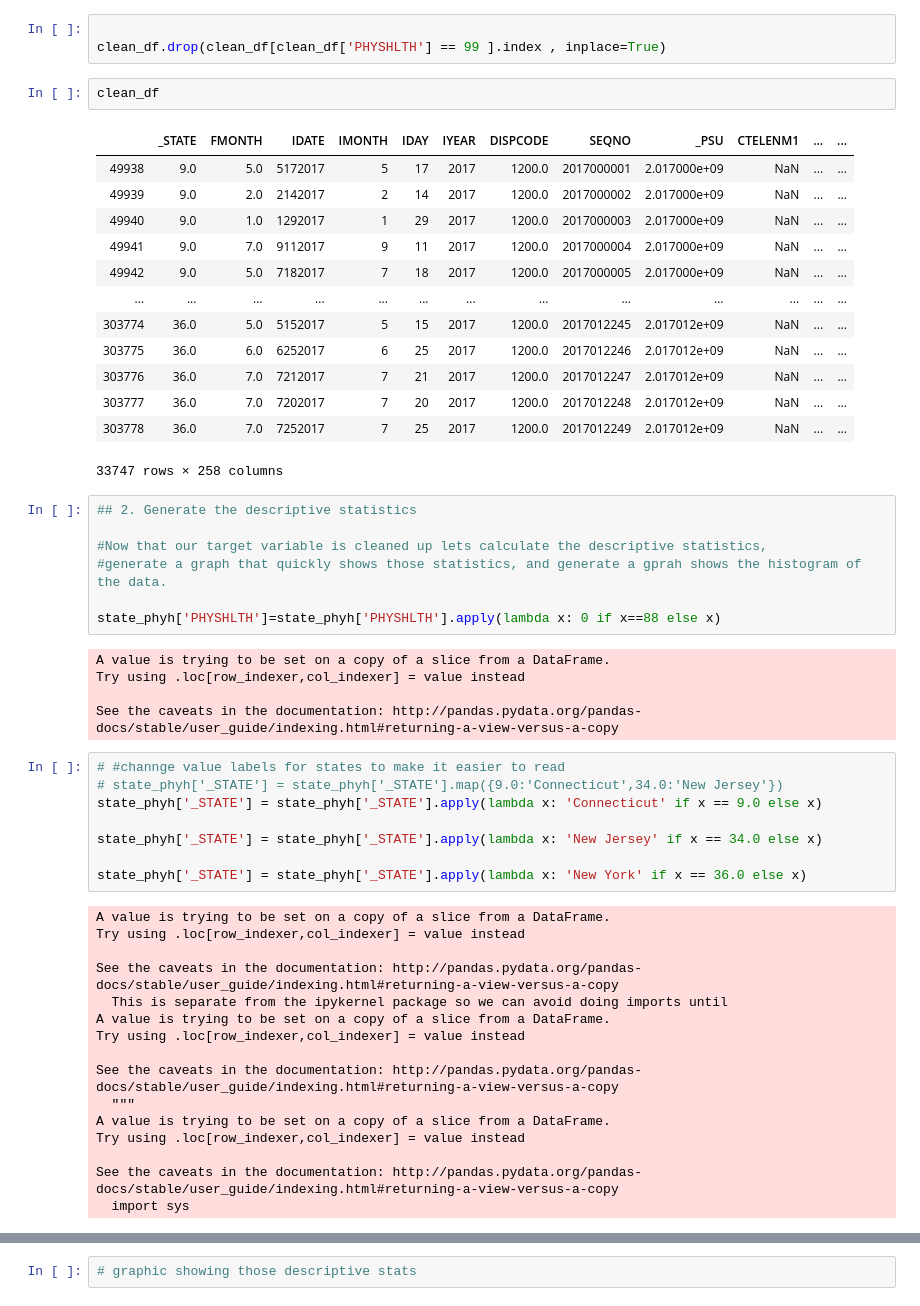
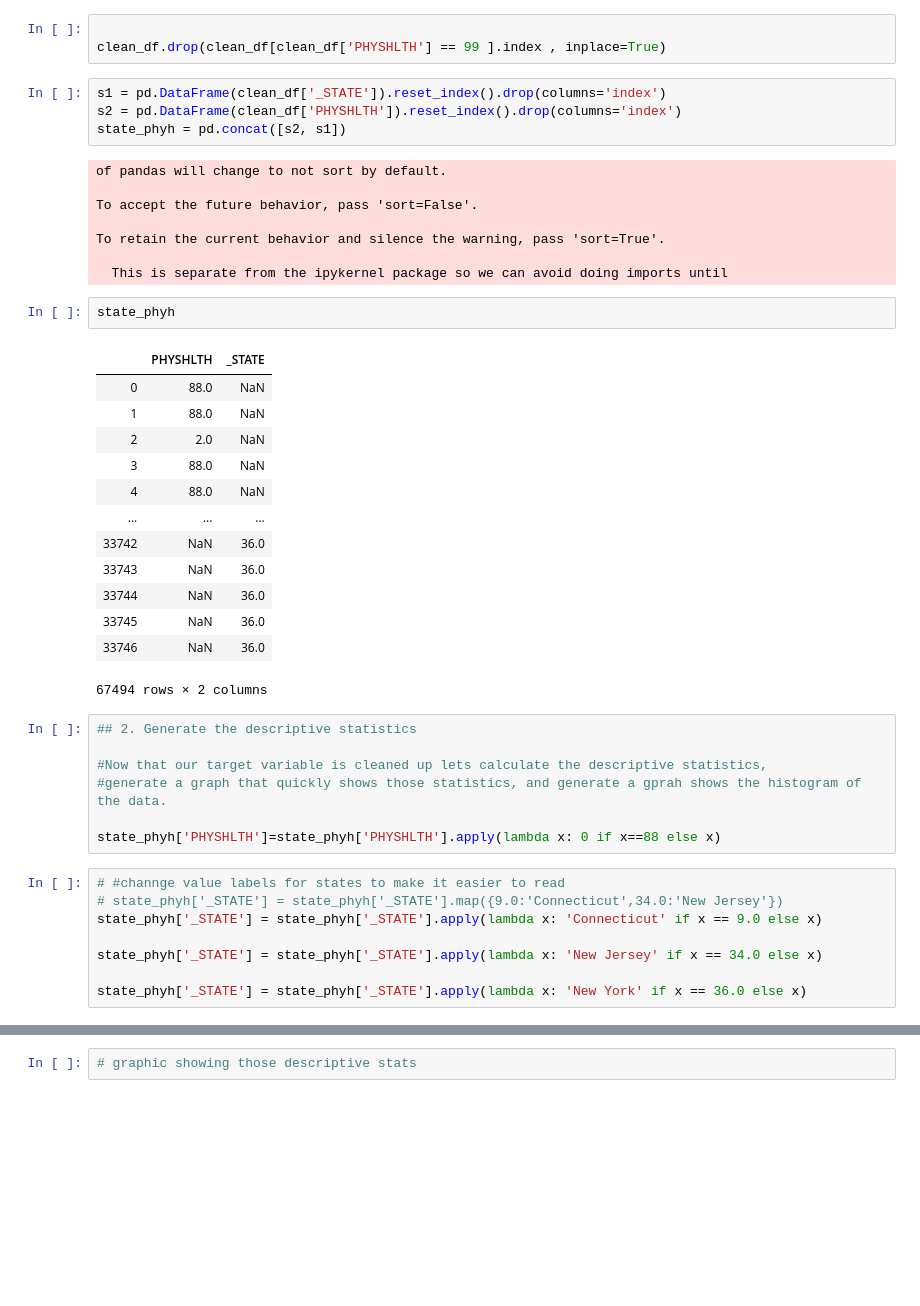
Before and after one commit to jacksonbull87/nyc-mhtn-ds-010620-lectures, a Jupyter notebook: week_2/case_study/Data_Exploration_Applied.ipynb, the cells around one changed output, grey strips where cells are left out. Saved outputs shown, nothing was run; the diff lists cells and outputs as text; blank space fills up the shorter version.

```diff
--- a/week_2/case_study/Data_Exploration_Applied.ipynb
+++ b/week_2/case_study/Data_Exploration_Applied.ipynb
@@ -112,22 +112,34 @@ clean_df.drop(clean_df[clean_df['PHYSHLTH'] == 77 ].index , inplace=True)
 # %%
 
 clean_df.drop(clean_df[clean_df['PHYSHLTH'] == 99 ].index , inplace=True)
-# %%
-clean_df
-# %% [output]
-|  | _STATE | FMONTH | IDATE | IMONTH | IDAY | IYEAR | DISPCODE | SEQNO | _PSU | CTELENM1 | ... | ... |
-| 49938 | 9.0 | 5.0 | 5172017 | 5 | 17 | 2017 | 1200.0 | 2017000001 | 2.017000e+09 | NaN | ... | ... |
-| 49939 | 9.0 | 2.0 | 2142017 | 2 | 14 | 2017 | 1200.0 | 2017000002 | 2.017000e+09 | NaN | ... | ... |
-| 49940 | 9.0 | 1.0 | 1292017 | 1 | 29 | 2017 | 1200.0 | 2017000003 | 2.017000e+09 | NaN | ... | ... |
-| 49941 | 9.0 | 7.0 | 9112017 | 9 | 11 | 2017 | 1200.0 | 2017000004 | 2.017000e+09 | NaN | ... | ... |
-| 49942 | 9.0 | 5.0 | 7182017 | 7 | 18 | 2017 | 1200.0 | 2017000005 | 2.017000e+09 | NaN | ... | ... |
-| ... | ... | ... | ... | ... | ... | ... | ... | ... | ... | ... | ... | ... |
-| 303774 | 36.0 | 5.0 | 5152017 | 5 | 15 | 2017 | 1200.0 | 2017012245 | 2.017012e+09 | NaN | ... | ... |
-| 303775 | 36.0 | 6.0 | 6252017 | 6 | 25 | 2017 | 1200.0 | 2017012246 | 2.017012e+09 | NaN | ... | ... |
-| 303776 | 36.0 | 7.0 | 7212017 | 7 | 21 | 2017 | 1200.0 | 2017012247 | 2.017012e+09 | NaN | ... | ... |
-| 303777 | 36.0 | 7.0 | 7202017 | 7 | 20 | 2017 | 1200.0 | 2017012248 | 2.017012e+09 | NaN | ... | ... |
-| 303778 | 36.0 | 7.0 | 7252017 | 7 | 25 | 2017 | 1200.0 | 2017012249 | 2.017012e+09 | NaN | ... | ... |
-33747 rows × 258 columns
+# %%
+s1 = pd.DataFrame(clean_df['_STATE']).reset_index().drop(columns='index')
+s2 = pd.DataFrame(clean_df['PHYSHLTH']).reset_index().drop(columns='index')
+state_phyh = pd.concat([s2, s1])
+# %% [output]
+of pandas will change to not sort by default.
+
+To accept the future behavior, pass 'sort=False'.
+
+To retain the current behavior and silence the warning, pass 'sort=True'.
+
+  This is separate from the ipykernel package so we can avoid doing imports until
+# %%
+state_phyh
+# %% [output]
+|  | PHYSHLTH | _STATE |
+| 0 | 88.0 | NaN |
+| 1 | 88.0 | NaN |
+| 2 | 2.0 | NaN |
+| 3 | 88.0 | NaN |
+| 4 | 88.0 | NaN |
+| ... | ... | ... |
+| 33742 | NaN | 36.0 |
+| 33743 | NaN | 36.0 |
+| 33744 | NaN | 36.0 |
+| 33745 | NaN | 36.0 |
+| 33746 | NaN | 36.0 |
+67494 rows × 2 columns
 # %%
 ## 2. Generate the descriptive statistics
 
@@ -135,11 +147,6 @@ clean_df
 #generate a graph that quickly shows those statistics, and generate a gprah shows the histogram of the data.
 
 state_phyh['PHYSHLTH']=state_phyh['PHYSHLTH'].apply(lambda x: 0 if x==88 else x)
-# %% [output]
-A value is trying to be set on a copy of a slice from a DataFrame.
-Try using .loc[row_indexer,col_indexer] = value instead
-
-See the caveats in the documentation: http://pandas.pydata.org/pandas-docs/stable/user_guide/indexing.html#returning-a-view-versus-a-copy
 # %%
 # #channge value labels for states to make it easier to read
 # state_phyh['_STATE'] = state_phyh['_STATE'].map({9.0:'Connecticut',34.0:'New Jersey'})
@@ -148,19 +155,3 @@ state_phyh['_STATE'] = state_phyh['_STATE'].apply(lambda x: 'Connecticut' if x =
 state_phyh['_STATE'] = state_phyh['_STATE'].apply(lambda x: 'New Jersey' if x == 34.0 else x)
 
 state_phyh['_STATE'] = state_phyh['_STATE'].apply(lambda x: 'New York' if x == 36.0 else x)
-# %% [output]
-A value is trying to be set on a copy of a slice from a DataFrame.
-Try using .loc[row_indexer,col_indexer] = value instead
-
-See the caveats in the documentation: http://pandas.pydata.org/pandas-docs/stable/user_guide/indexing.html#returning-a-view-versus-a-copy
-  This is separate from the ipykernel package so we can avoid doing imports until
-A value is trying to be set on a copy of a slice from a DataFrame.
-Try using .loc[row_indexer,col_indexer] = value instead
-
-See the caveats in the documentation: http://pandas.pydata.org/pandas-docs/stable/user_guide/indexing.html#returning-a-view-versus-a-copy
-  """
-A value is trying to be set on a copy of a slice from a DataFrame.
-Try using .loc[row_indexer,col_indexer] = value instead
-
-See the caveats in the documentation: http://pandas.pydata.org/pandas-docs/stable/user_guide/indexing.html#returning-a-view-versus-a-copy
-  import sys
```
Also changed, not shown: parts of 25 cells of this notebook, 2 other files.
